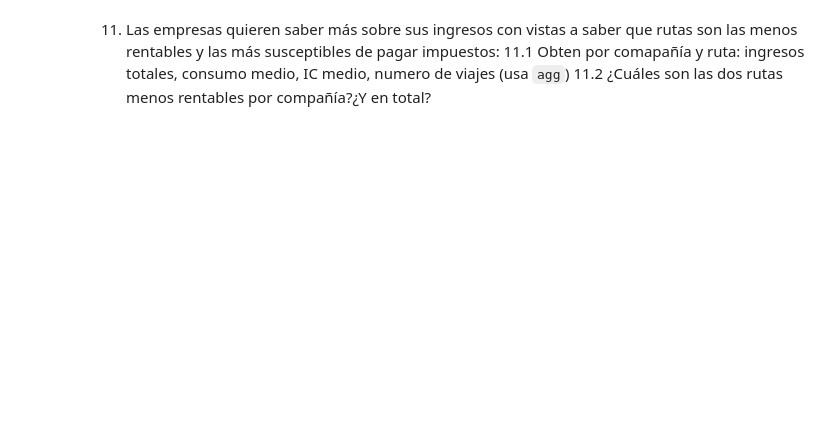
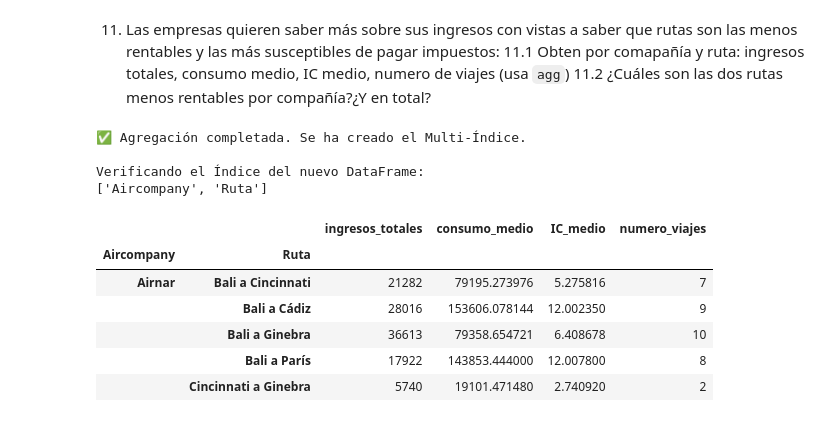
Before and after one commit to estudiohrsholding/DS_Hector-R., a Jupyter notebook: 02_Herramientas_Avanzadas/Sprint_04/Unidad_02_Pandas_II/03_Practica_Obligatoria/18_Practica_Obligatoria_Pandas_II.ipynb, the cells around one changed output. Drawn from its saved outputs; the diff is of its cells as text; code cells hidden in the pictures; blank space fills up the shorter version.

Commit message:
subiendo todo ya

```diff
--- a/02_Herramientas_Avanzadas/Sprint_04/Unidad_02_Pandas_II/03_Practica_Obligatoria/18_Practica_Obligatoria_Pandas_II.ipynb
+++ b/02_Herramientas_Avanzadas/Sprint_04/Unidad_02_Pandas_II/03_Practica_Obligatoria/18_Practica_Obligatoria_Pandas_II.ipynb
@@ -182,2 +569,21 @@ df_ingresos = pd.read_csv("./data/dataset_ingresos.csv")
 # %% [markdown]
 3. Calcula la columna IC para los vuelos que no la tengan informada (o sea que tengan NaN)
+# %%
+# 1. Definición de condiciones y etiquetas (igual que antes)
+condiciones = [
+    df_viajes_aereos['Distancia'] > 9000,
+    (df_viajes_aereos['Distancia'] > 1500) & (df_viajes_aereos['Distancia'] <= 9000)
+]
+etiquetas = ['LD', 'MD']
+
+# 2. Aplicación de la lógica a todo el DataFrame para rellenar los NaNs
+df_viajes_aereos['Clasificacion_Distancia'] = np.select(
+    condiciones,
+    etiquetas,
+    default='R'
+)
+
+# --- VERIFICACIÓN FINAL ---
+print("--- CONTEO DE VALORES DESPUÉS DEL RECALCULO DE CLASIFICACIÓN ---")
+# Debe mostrar 0 nulos si se añaden las 5 filas de ejemplo
+print(df_viajes_aereos['Clasificacion_Distancia'].value_counts(dropna=False))
@@ -201,2 +793,6 @@ df_final = <tu_dataframe>.merge(df_ingresos, left_index = True, right_on = "Id_v
 # %% [markdown]
 10. Dados el rumor del apartado 9, las empresas quieren saber que vuelos les rentan más y cuales menos. Suponiendo que en "ingresos" va realmente el beneficio, obten el beneficio por km de cada viaje y luego el beneficio por km. medio para cada Compañía.
+# %%
+df_final['Beneficio_por_Km'] = df_final['ingreso_neto'] / df_final['Distancia']
+beneficio_medio_por_compania = df_final.groupby('Aircompany')['Beneficio_por_Km'].mean().sort_values(ascending=False)
+print(beneficio_medio_por_compania.to_markdown(numalign="left", stralign="left", floatfmt=".4f"))
@@ -204,3 +813,29 @@ df_final = <tu_dataframe>.merge(df_ingresos, left_index = True, right_on = "Id_v
 11. Las empresas quieren saber más sobre sus ingresos con vistas a saber que rutas son las menos rentables y las más susceptibles de pagar impuestos:
     11.1 Obten por comapañía y ruta: ingresos totales, consumo medio, IC medio, numero de viajes (usa `agg`)
     11.2 ¿Cuáles son las dos rutas menos rentables por compañía?¿Y en total?
+# %%
+
+# 1. AGREGACIÓN (Crea el MultiIndex automáticamente)
+metricas_agregadas = df_final.groupby(['Aircompany', 'Ruta']).agg(
+    ingresos_totales=('ingreso_neto', 'sum'),
+    consumo_medio=('consumo_kg', 'mean'),
+    IC_medio=('IC', 'mean'),
+    numero_viajes=('Ruta', 'size')
+)
+# 2. VERIFICACIÓN (Mostramos el Index)
+print("✅ Agregación completada. Se ha creado el Multi-Índice.")
+print("\nVerificando el Índice del nuevo DataFrame:")
+print(metricas_agregadas.index.names)
+display(metricas_agregadas.head())
+# %% [output]
+✅ Agregación completada. Se ha creado el Multi-Índice.
+
+Verificando el Índice del nuevo DataFrame:
+['Aircompany', 'Ruta']
+|  |  | ingresos_totales | consumo_medio | IC_medio | numero_viajes |
+| Aircompany | Ruta |  |  |  |  |
+| Airnar | Bali a Cincinnati | 21282 | 79195.273976 | 5.275816 | 7 |
+|  | Bali a Cádiz | 28016 | 153606.078144 | 12.002350 | 9 |
+|  | Bali a Ginebra | 36613 | 79358.654721 | 6.408678 | 10 |
+|  | Bali a París | 17922 | 143853.444000 | 12.007800 | 8 |
+|  | Cincinnati a Ginebra | 5740 | 19101.471480 | 2.740920 | 2 |
```
Also changed, not shown: parts of 39 cells of this notebook, 1 other file.
